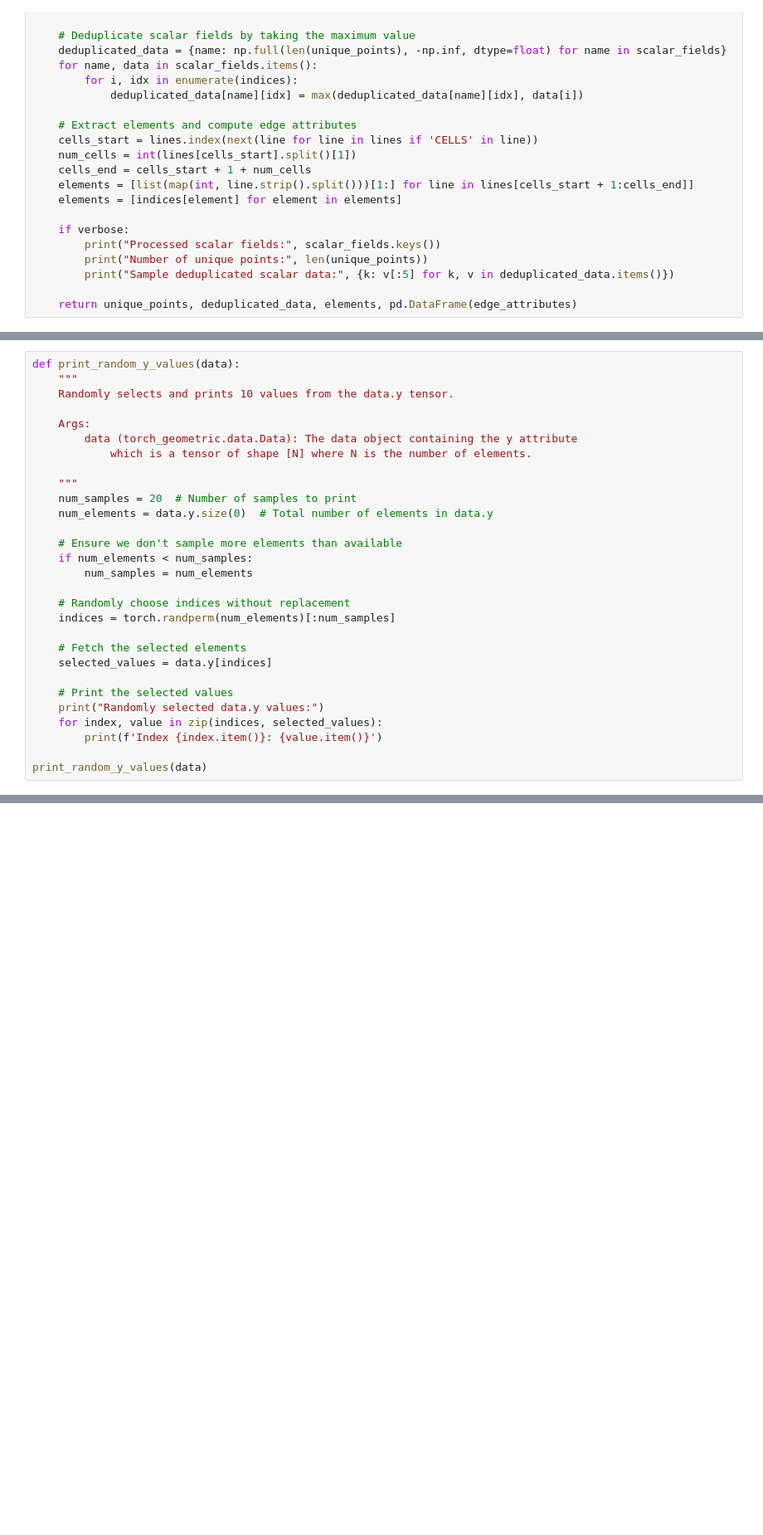
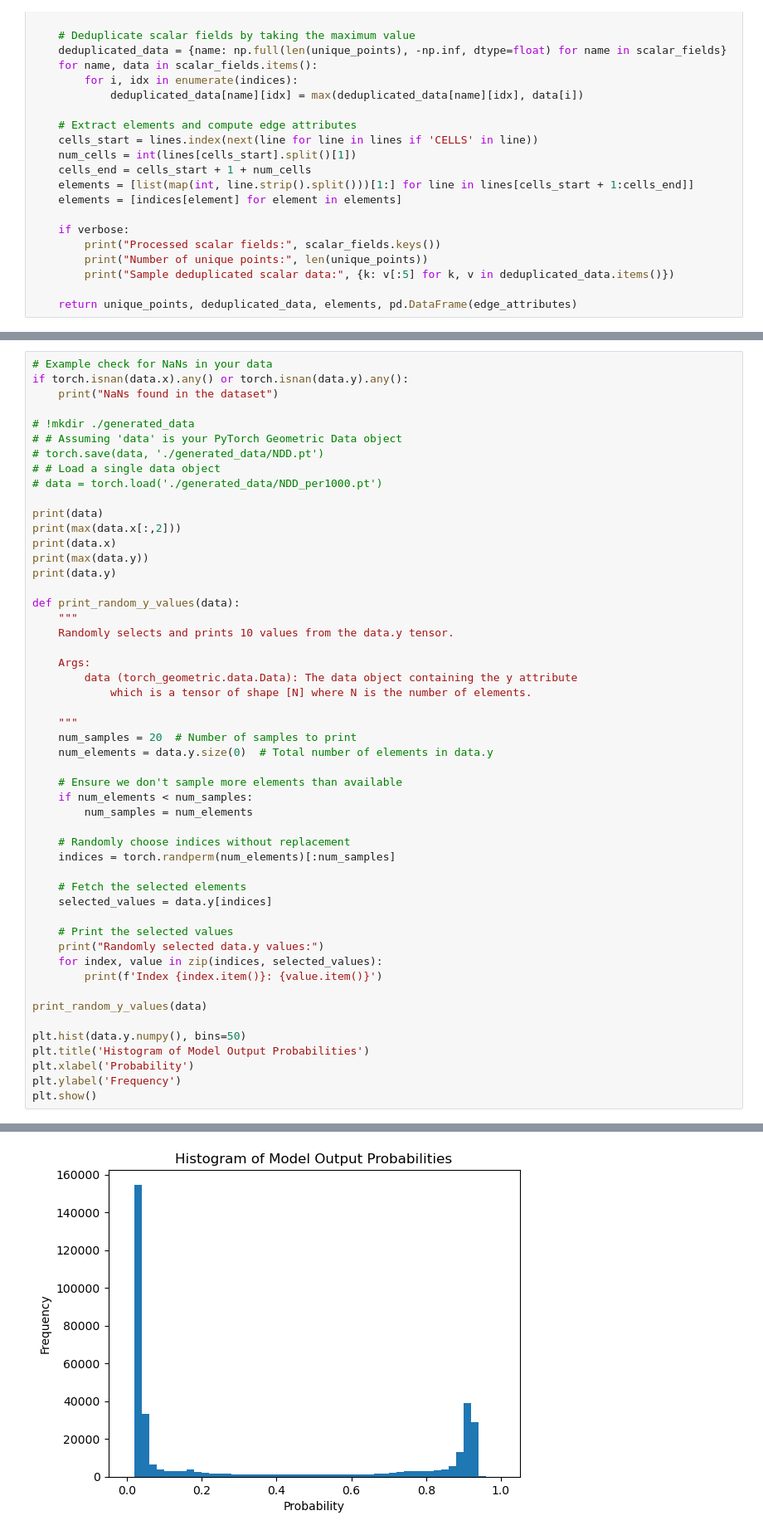
Before and after one commit to CMU-CBML/NDD_ML, a Jupyter notebook: NDDs_ML_readFolders.ipynb, the cells around one changed output, grey strips where cells are left out. Shown at 83% size. Saved outputs shown, nothing was run; the diff lists cells and outputs as text; blank space fills up the shorter version.

```diff
--- a/NDDs_ML_readFolders.ipynb
+++ b/NDDs_ML_readFolders.ipynb
@@ -947,4 +939,20 @@ tensor([0.0269, 0.0270, 0.0268,  ..., 0.0270, 0.0270, 0.0270])
 # %%
+# Example check for NaNs in your data
+if torch.isnan(data.x).any() or torch.isnan(data.y).any():
+    print("NaNs found in the dataset")
+
+# !mkdir ./generated_data
+# # Assuming 'data' is your PyTorch Geometric Data object
+# torch.save(data, './generated_data/NDD.pt')
+# # Load a single data object
+# data = torch.load('./generated_data/NDD_per1000.pt')
+
+print(data)
+print(max(data.x[:,2]))
+print(data.x)
+print(max(data.y))
+print(data.y)
+
 def print_random_y_values(data):
     """
     Randomly selects and prints 10 values from the data.y tensor.
@@ -973,4 +981,10 @@ def print_random_y_values(data):
         print(f'Index {index.item()}: {value.item()}')
 
 print_random_y_values(data)
+
+plt.hist(data.y.numpy(), bins=50)
+plt.title('Histogram of Model Output Probabilities')
+plt.xlabel('Probability')
+plt.ylabel('Frequency')
+plt.show()
 # %% [output]
@@ -993,0 +1008 @@ Index 2842: 0.9404157996177673
+[figure, added]
```
Also changed, not shown: parts of 30 cells of this notebook.
